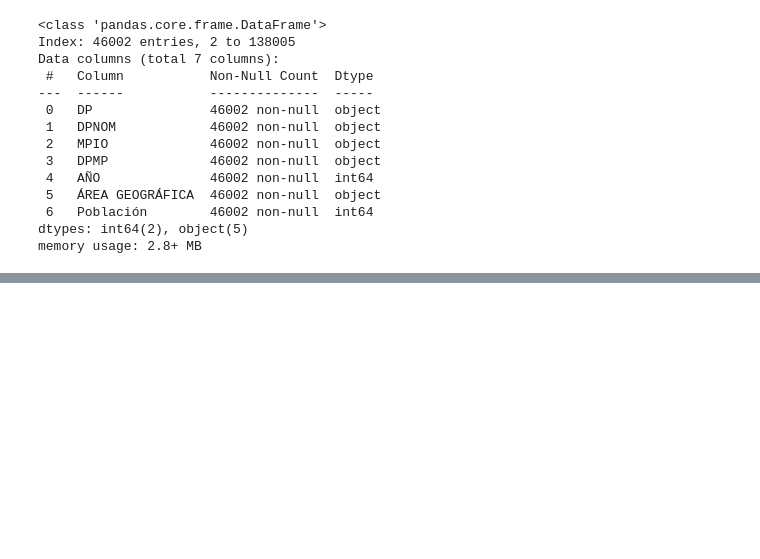
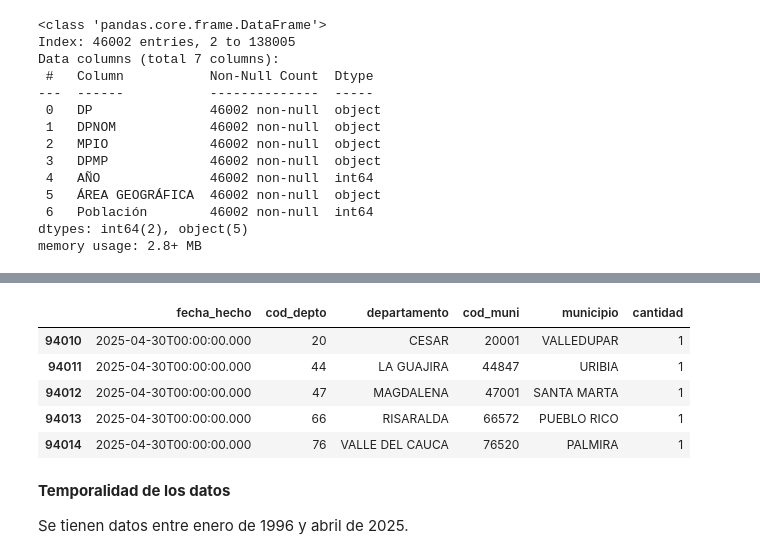
Before and after one commit to SPMINE-2425/repo_jaecheverrys, a Jupyter notebook: Código/exploracion_secuestros.ipynb, the cells around one changed output, grey strips where cells are left out. Cells and saved outputs as stored; diff of their text form; code cells hidden in the pictures; blank space fills up the shorter version.

```diff
--- a/Código/exploracion_secuestros.ipynb
+++ b/Código/exploracion_secuestros.ipynb
@@ -251,0 +312,13 @@ memory usage: 2.8+ MB
+# %%
+victimas_extorsion.tail()
+# %% [output]
+|  | fecha_hecho | cod_depto | departamento | cod_muni | municipio | cantidad |
+| 94010 | 2025-04-30T00:00:00.000 | 20 | CESAR | 20001 | VALLEDUPAR | 1 |
+| 94011 | 2025-04-30T00:00:00.000 | 44 | LA GUAJIRA | 44847 | URIBIA | 1 |
+| 94012 | 2025-04-30T00:00:00.000 | 47 | MAGDALENA | 47001 | SANTA MARTA | 1 |
+| 94013 | 2025-04-30T00:00:00.000 | 66 | RISARALDA | 66572 | PUEBLO RICO | 1 |
+| 94014 | 2025-04-30T00:00:00.000 | 76 | VALLE DEL CAUCA | 76520 | PALMIRA | 1 |
+# %% [markdown]
+**Temporalidad de los datos**
+
+Se tienen datos entre enero de 1996 y abril de 2025.
```
Also changed, not shown: parts of 12 cells of this notebook.
